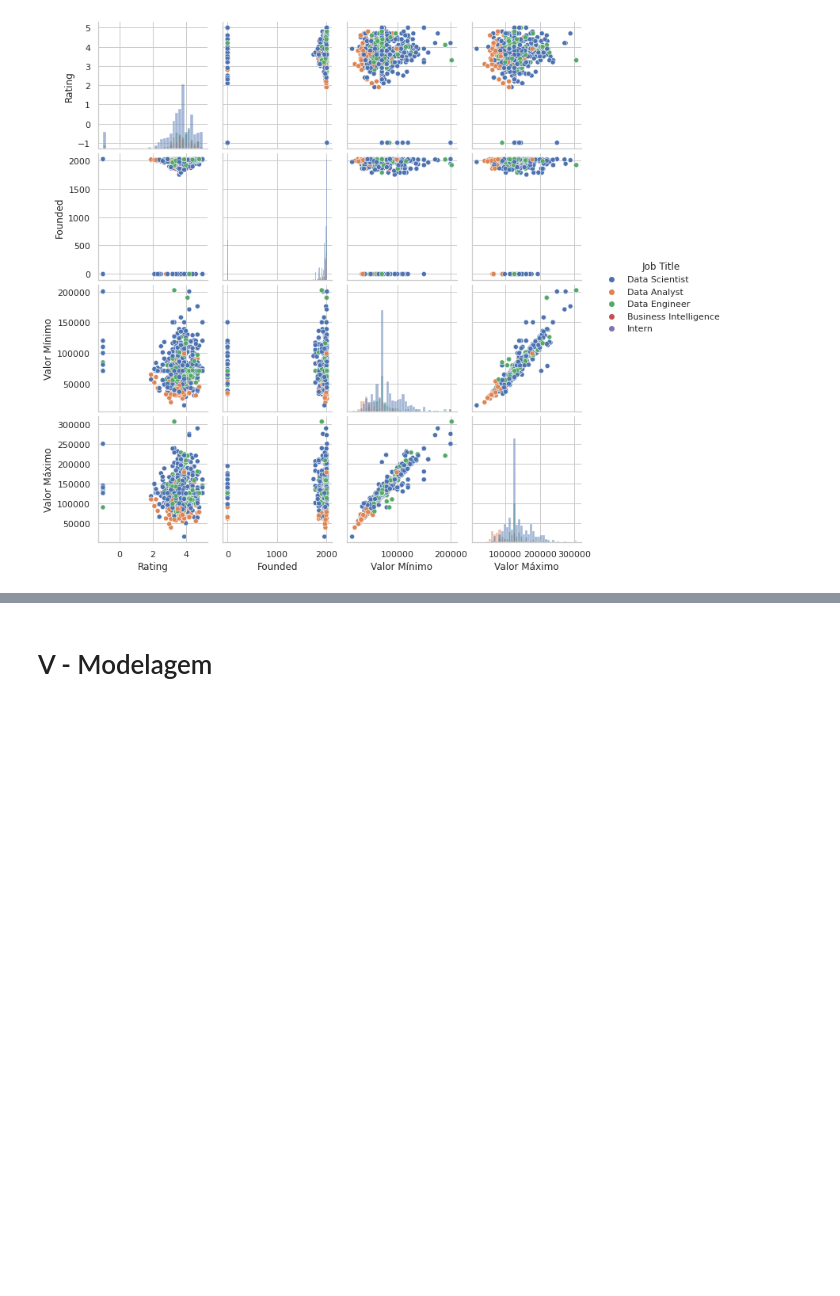
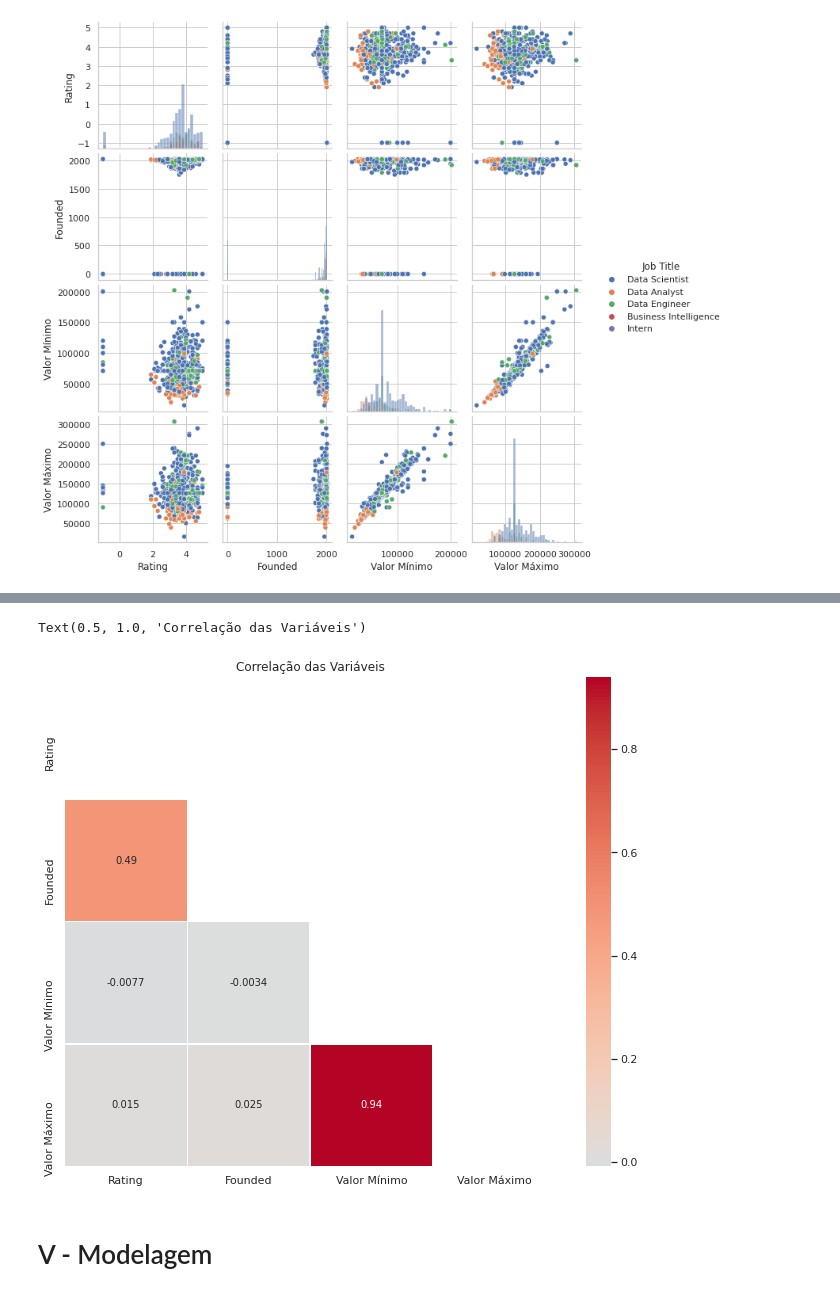
Before and after one commit to JoaoDaross/ProjetoFinalAwari, a Jupyter notebook: ProjetoFinalAwari.ipynb, the cells around one changed output, grey strips where cells are left out. Cells and saved outputs as stored; diff of their text form; code cells hidden in the pictures; blank space fills up the shorter version.

```diff
--- a/ProjetoFinalAwari.ipynb
+++ b/ProjetoFinalAwari.ipynb
@@ -452,3 +454,19 @@ sns.barplot(x="Estado_HQ",
+# %%
+#matriz
+correlacao = df.corr()
+
+# Generate a mask for the upper triangle
+mask = np.triu(np.ones_like(correlacao, dtype=bool))
+
+# Set up the matplotlib figure
+f, ax = plt.subplots(figsize=(11, 9))
+
+# Draw the heatmap with the mask and correct aspect ratio
+sns.heatmap(correlacao, mask=mask, cmap='coolwarm', annot=True, center=0, linewidths=.5)
+plt.title("Correlação das Variáveis")
+# %% [output]
+Text(0.5, 1.0, 'Correlação das Variáveis')
+[figure, added]
 # %% [markdown]
 # V - Modelagem
 # %% [markdown]
```
Also changed, not shown: parts of 8 cells of this notebook.
